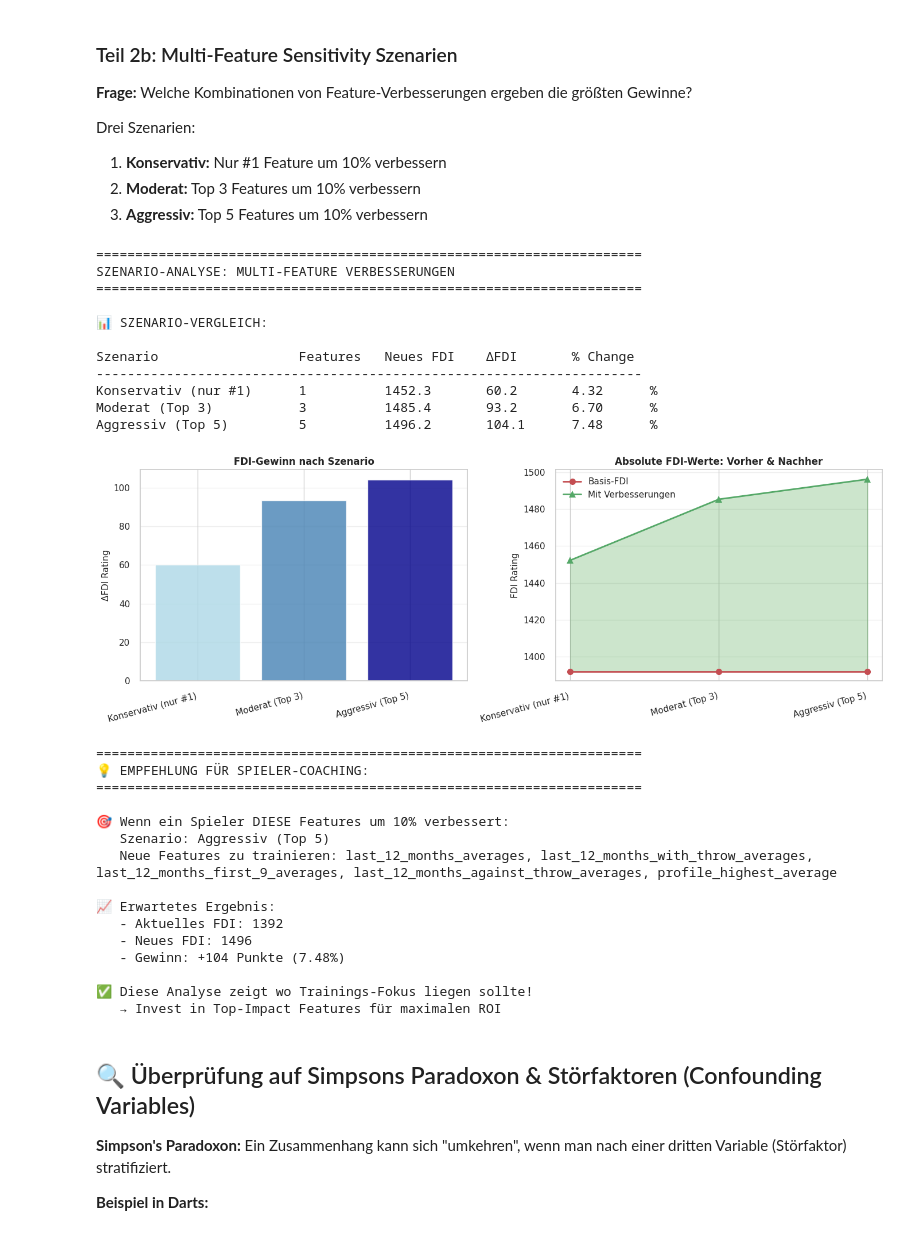
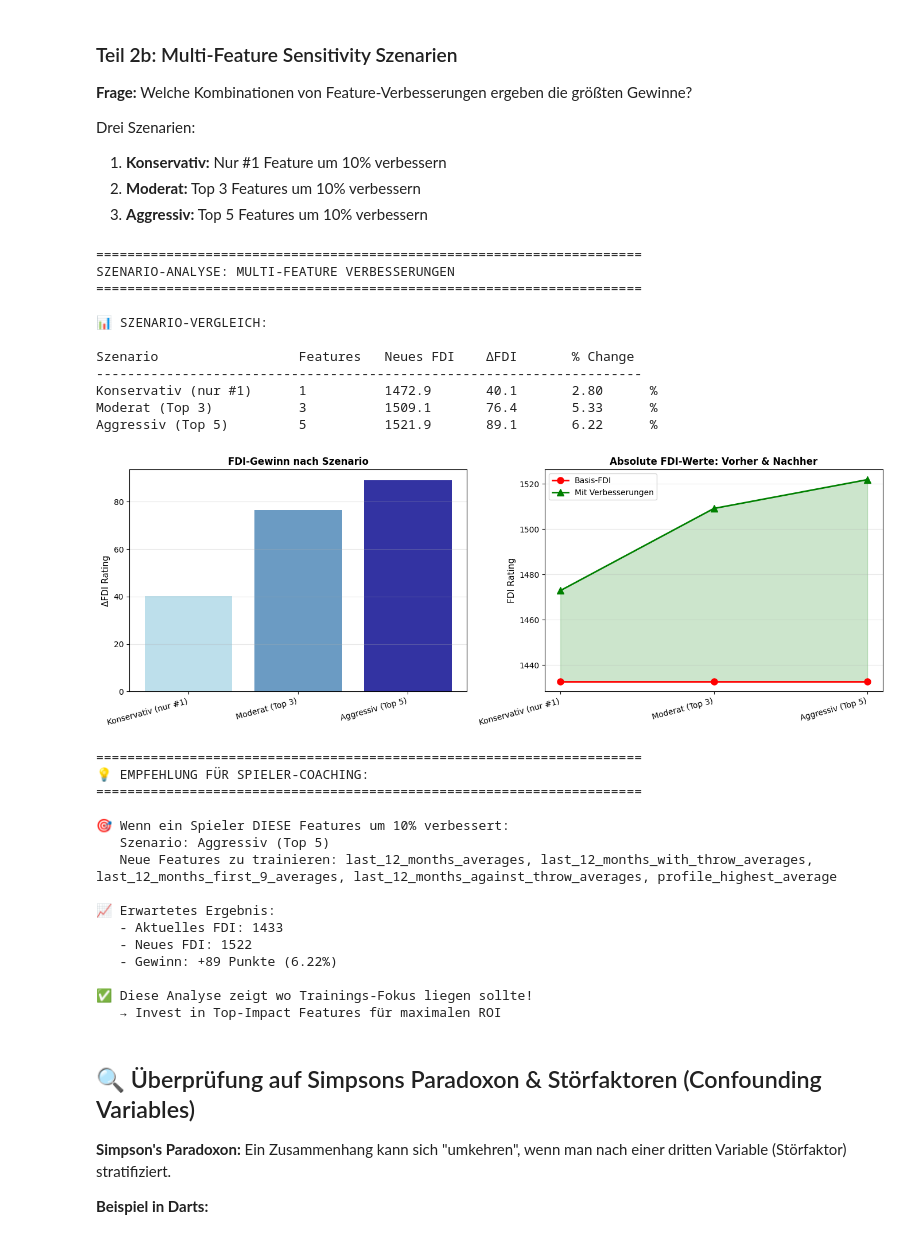
Before and after one commit to simon-w19/fdi-analytics, a Jupyter notebook: notebooks/fdi_rating_modeling.ipynb, the cells around one changed output. Drawn from its saved outputs; the diff is of its cells as text; code cells hidden in the pictures.

```diff
--- a/notebooks/fdi_rating_modeling.ipynb
+++ b/notebooks/fdi_rating_modeling.ipynb
@@ -2429,20 +2747,20 @@ perm_importance = permutation_importance(
 )
 
 # Create importance dataframe
-importance_df = pd.DataFrame({
-    'feature': feature_cols,
+importance_df_perm = pd.DataFrame({
+    'feature': FEATURE_COLUMNS,
     'importance': perm_importance.importances_mean,
     'std': perm_importance.importances_std
 }).sort_values('importance', ascending=False)
 
 print("\n🏆 TOP 10 WICHTIGE FEATURES (Permutation Importance):\n")
-print(importance_df.head(10).to_string(index=False))
+print(importance_df_perm.head(10).to_string(index=False))
 
 print("\n⚠️ LEAST IMPORTANT FEATURES (könnten entfernt werden):\n")
-print(importance_df.tail(5).to_string(index=False))
+print(importance_df_perm.tail(5).to_string(index=False))
 
 # Top 5 für später
-top_5_features = importance_df.head(5)['feature'].tolist()
+top_5_features = importance_df_perm.head(5)['feature'].tolist()
 print(f"\n✅ TOP 5 FEATURES für Sensitivity Analysis: {top_5_features}")
 # %% [output]
 ======================================================================
@@ -2547,21 +2862,21 @@ print("SENSITIVITY ANALYSIS - 10% FEATURE PERTURBATION")
 print("=" * 70)
 
 # Wähle einen typischen Test-Spieler (nähe am Median für numerische Features)
-numeric_cols_in_test = X_test[numeric_features].columns.tolist()
-median_idx = (X_test[numeric_cols_in_test] - X_test[numeric_cols_in_test].median()).abs().sum(axis=1).idxmin()
-example_player = X_test.loc[[median_idx]].copy()
-print(f"\n👤 Beispiel-Spieler (Median): Index {median_idx}")
+available_numeric_sens = [f for f in NUMERIC_FEATURES if f in X_test.columns]
+median_idx_sens = (X_test[available_numeric_sens] - X_test[available_numeric_sens].median()).abs().sum(axis=1).idxmin()
+example_player = X_test.loc[[median_idx_sens]].copy()
+print(f"\n👤 Beispiel-Spieler (Median): Index {median_idx_sens}")
 
 # Baseline-Vorhersage
-baseline_pred = best_ridge.predict(example_player)[0]
-print(f"   Basis-FDI-Rating: {baseline_pred:.1f}")
+baseline_pred_sens = best_pipeline.predict(example_player)[0]
+print(f"   Basis-FDI-Rating: {baseline_pred_sens:.1f}")
 
 # Sensitivity für Top 5 Features (nur numerische!)
 sensitivity_results = []
 
 for feature in top_5_features:
     # Skip kategorische Features (können nicht einfach um 10% erhöht werden)
-    if feature not in numeric_cols_in_test:
+    if feature not in available_numeric_sens:
         print(f"⚠️ Feature '{feature}' ist kategorisch, überspringe...")
         continue
 
@@ -2587,15 +2902,15 @@ for feature in top_5_features:
         perturbed_player[feature] = new_value
 
     # Neue Vorhersage
-    new_pred = best_ridge.predict(perturbed_player)[0]
-    delta = new_pred - baseline_pred
-    pct_change = (delta / baseline_pred) * 100
+    new_pred = best_pipeline.predict(perturbed_player)[0]
+    delta = new_pred - baseline_pred_sens
+    pct_change = (delta / baseline_pred_sens) * 100
 
     sensitivity_results.append({
         'feature': feature,
         'original': original_value,
         'new (+10%)': new_value,
-        'baseline_fdi': baseline_pred,
+        'baseline_fdi': baseline_pred_sens,
         'new_fdi': new_pred,
         'delta_fdi': delta,
         'pct_change': pct_change
@@ -2751,10 +3066,10 @@ for scenario_name, features in scenarios.items():
             elif not pd.isna(original_val):
                 scenario_player[feature] = 0.1
 
-    # Vorhersage
-    scenario_pred = best_ridge.predict(scenario_player)[0]
-    scenario_delta = scenario_pred - baseline_pred
-    scenario_pct = (scenario_delta / baseline_pred) * 100
+    # Vorhersage mit best_pipeline statt best_ridge
+    scenario_pred = best_pipeline.predict(scenario_player)[0]
+    scenario_delta = scenario_pred - baseline_pred_sens
+    scenario_pct = (scenario_delta / baseline_pred_sens) * 100
 
     scenario_results.append({
         'scenario': scenario_name,
@@ -2789,7 +3104,7 @@ ax1.grid(axis='y', alpha=0.3)
 
 # Plot 2: FDI absolut
 ax2 = axes[1]
-baseline_line = [baseline_pred] * len(scenario_df)
+baseline_line = [baseline_pred_sens] * len(scenario_df)
 ax2.plot(range(len(scenario_df)), baseline_line, 'ro-', label='Basis-FDI', linewidth=2, markersize=8)
 ax2.plot(range(len(scenario_df)), scenario_df['new_fdi'], 'g^-', label='Mit Verbesserungen', linewidth=2, markersize=8)
 ax2.fill_between(range(len(scenario_df)), baseline_line, scenario_df['new_fdi'], alpha=0.2, color='green')
@@ -2801,38 +3116,38 @@ ax2.legend()
 ax2.grid(axis='y', alpha=0.3)
 
 plt.tight_layout()
 plt.show()
 
 print("\n" + "=" * 70)
 print("💡 EMPFEHLUNG FÜR SPIELER-COACHING:")
 print("=" * 70)
 best_scenario = scenario_df.loc[scenario_df['delta_fdi'].idxmax()]
 print(f"""
 🎯 Wenn ein Spieler DIESE Features um 10% verbessert:
    Szenario: {best_scenario['scenario']}
    Neue Features zu trainieren: {best_scenario['features']}
 
 📈 Erwartetes Ergebnis:
-   - Aktuelles FDI: {baseline_pred:.0f}
+   - Aktuelles FDI: {baseline_pred_sens:.0f}
    - Neues FDI: {best_scenario['new_fdi']:.0f}
    - Gewinn: +{best_scenario['delta_fdi']:.0f} Punkte ({best_scenario['pct_change']:.2f}%)
 
 ✅ Diese Analyse zeigt wo Trainings-Fokus liegen sollte!
    → Invest in Top-Impact Features für maximalen ROI
 """)
 # %% [output]
 ======================================================================
 SZENARIO-ANALYSE: MULTI-FEATURE VERBESSERUNGEN
 ======================================================================
 
 📊 SZENARIO-VERGLEICH:
 
 Szenario                  Features   Neues FDI    ΔFDI       % Change
 ----------------------------------------------------------------------
-Konservativ (nur #1)      1          1452.3       60.2       4.32      %
-Moderat (Top 3)           3          1485.4       93.2       6.70      %
-Aggressiv (Top 5)         5          1496.2       104.1      7.48      %
+Konservativ (nur #1)      1          1472.9       40.1       2.80      %
+Moderat (Top 3)           3          1509.1       76.4       5.33      %
+Aggressiv (Top 5)         5          1521.9       89.1       6.22      %
-[figure, old version]
+[figure, new version]
 ======================================================================
 💡 EMPFEHLUNG FÜR SPIELER-COACHING:
 ======================================================================
@@ -2842,9 +3157,9 @@ Aggressiv (Top 5)         5          1496.2       104.1      7.48      %
    Neue Features zu trainieren: last_12_months_averages, last_12_months_with_throw_averages, last_12_months_first_9_averages, last_12_months_against_throw_averages, profile_highest_average
 
 📈 Erwartetes Ergebnis:
-   - Aktuelles FDI: 1392
-   - Neues FDI: 1496
-   - Gewinn: +104 Punkte (7.48%)
+   - Aktuelles FDI: 1433
+   - Neues FDI: 1522
+   - Gewinn: +89 Punkte (6.22%)
 
 ✅ Diese Analyse zeigt wo Trainings-Fokus liegen sollte!
    → Invest in Top-Impact Features für maximalen ROI
```
Also changed, not shown: parts of 70 cells of this notebook, 19 other files.
